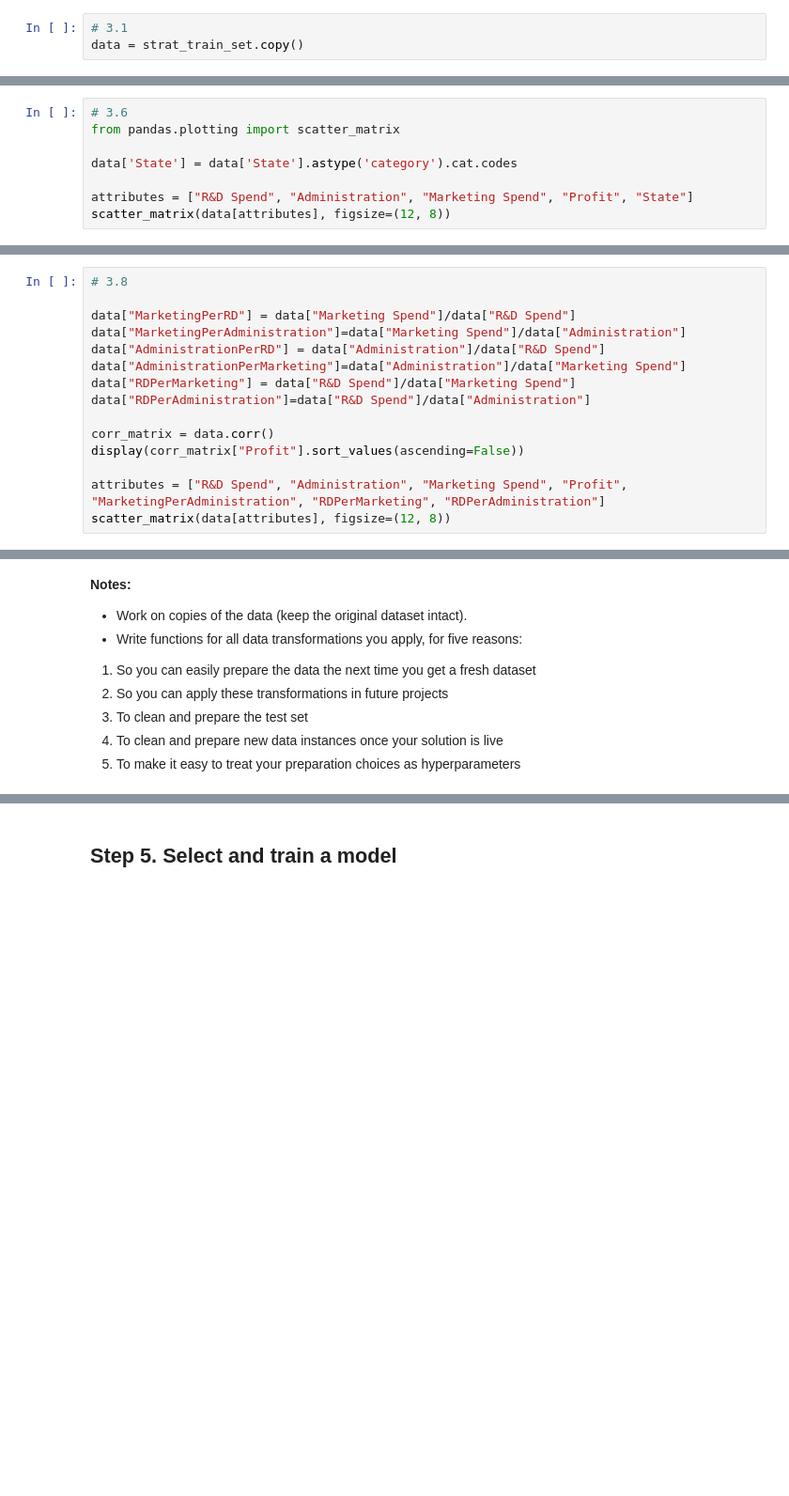
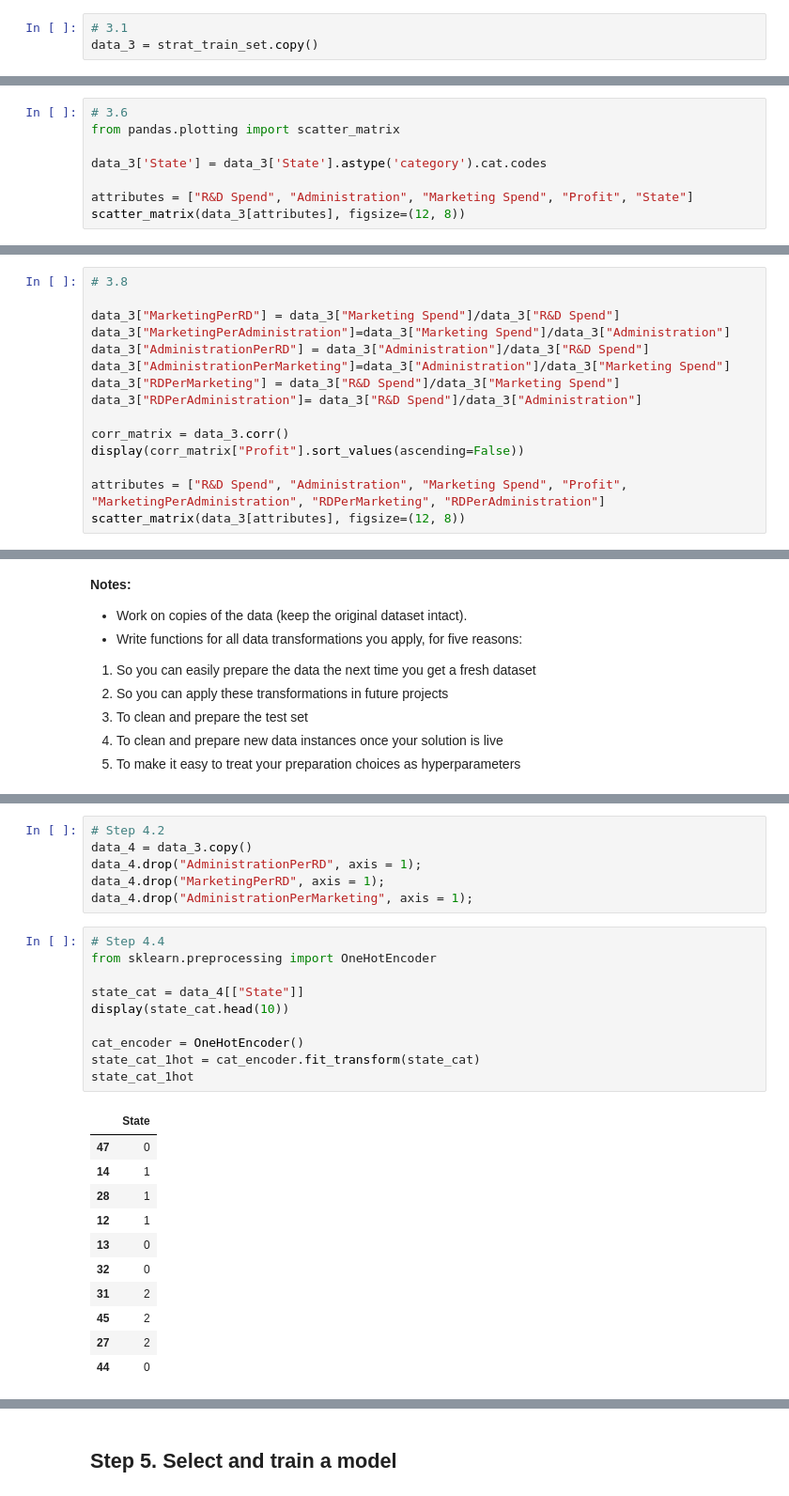
Before and after one commit to zealand-cs/50-startups, a Jupyter notebook: 50-startups.ipynb, the cells around one changed output, grey strips where cells are left out. Shown at 94% size. Saved outputs shown, nothing was run; the diff lists cells and outputs as text; blank space fills up the shorter version.

Commit message:
Step 5 done

```diff
--- a/50-startups.ipynb
+++ b/50-startups.ipynb
@@ -271,7 +271,7 @@ You are now ready to make a notebook (in Jupyter or Colab) for exploring the dat
     However, you may document any suggestions for extra data features – e.g. in your notebook.
 # %%
 # 3.1
-data = strat_train_set.copy()
+data_3 = strat_train_set.copy()
 # %%
 # 3.3
 
@@ -341,10 +337,10 @@ plt.show()
 # 3.6
 from pandas.plotting import scatter_matrix
 
-data['State'] = data['State'].astype('category').cat.codes
+data_3['State'] = data_3['State'].astype('category').cat.codes
 
 attributes = ["R&D Spend", "Administration", "Marketing Spend", "Profit", "State"]
-scatter_matrix(data[attributes], figsize=(12, 8))
+scatter_matrix(data_3[attributes], figsize=(12, 8))
 # %% [output]
 array([[<Axes: xlabel='R&D Spend', ylabel='R&D Spend'>,
         <Axes: xlabel='Administration', ylabel='R&D Spend'>,
@@ -367,18 +363,18 @@ array([[<Axes: xlabel='R&D Spend', ylabel='R&D Spend'>,
 # %%
 # 3.8
 
-data["MarketingPerRD"] = data["Marketing Spend"]/data["R&D Spend"]
-data["MarketingPerAdministration"]=data["Marketing Spend"]/data["Administration"]
-data["AdministrationPerRD"] = data["Administration"]/data["R&D Spend"]
-data["AdministrationPerMarketing"]=data["Administration"]/data["Marketing Spend"]
-data["RDPerMarketing"] = data["R&D Spend"]/data["Marketing Spend"]
-data["RDPerAdministration"]=data["R&D Spend"]/data["Administration"]
+data_3["MarketingPerRD"] = data_3["Marketing Spend"]/data_3["R&D Spend"]
+data_3["MarketingPerAdministration"]=data_3["Marketing Spend"]/data_3["Administration"]
+data_3["AdministrationPerRD"] = data_3["Administration"]/data_3["R&D Spend"]
+data_3["AdministrationPerMarketing"]=data_3["Administration"]/data_3["Marketing Spend"]
+data_3["RDPerMarketing"] = data_3["R&D Spend"]/data_3["Marketing Spend"]
+data_3["RDPerAdministration"]= data_3["R&D Spend"]/data_3["Administration"]
 
-corr_matrix = data.corr()
+corr_matrix = data_3.corr()
 display(corr_matrix["Profit"].sort_values(ascending=False))
 
 attributes = ["R&D Spend", "Administration", "Marketing Spend", "Profit", "MarketingPerAdministration", "RDPerMarketing", "RDPerAdministration"]
-scatter_matrix(data[attributes], figsize=(12, 8))
+scatter_matrix(data_3[attributes], figsize=(12, 8))
 # %% [output]
 |  | Profit |
 | Profit | 1.000000 |
@@ -454,0 +442,28 @@ Code is to be established in your notebook e.g. find out how to apply the make_p
+# %%
+# Step 4.2
+data_4 = data_3.copy()
+data_4.drop("AdministrationPerRD", axis = 1);
+data_4.drop("MarketingPerRD", axis = 1);
+data_4.drop("AdministrationPerMarketing", axis = 1);
+# %%
+# Step 4.4
+from sklearn.preprocessing import OneHotEncoder
+
+state_cat = data_4[["State"]]
+display(state_cat.head(10))
+
+cat_encoder = OneHotEncoder()
+state_cat_1hot = cat_encoder.fit_transform(state_cat)
+state_cat_1hot
+# %% [output]
+|  | State |
+| 47 | 0 |
+| 14 | 1 |
+| 28 | 1 |
+| 12 | 1 |
+| 13 | 0 |
+| 32 | 0 |
+| 31 | 2 |
+| 45 | 2 |
+| 27 | 2 |
+| 44 | 0 |
```
Also changed, not shown: parts of 12 cells of this notebook.
